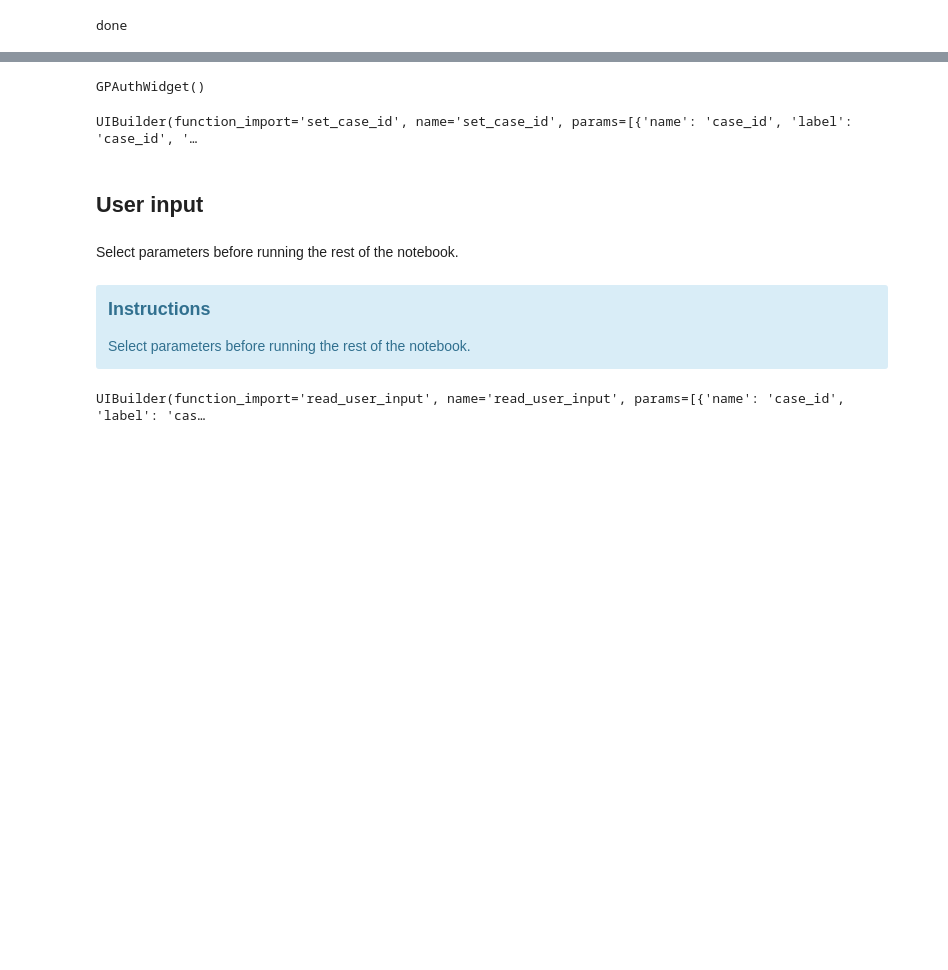
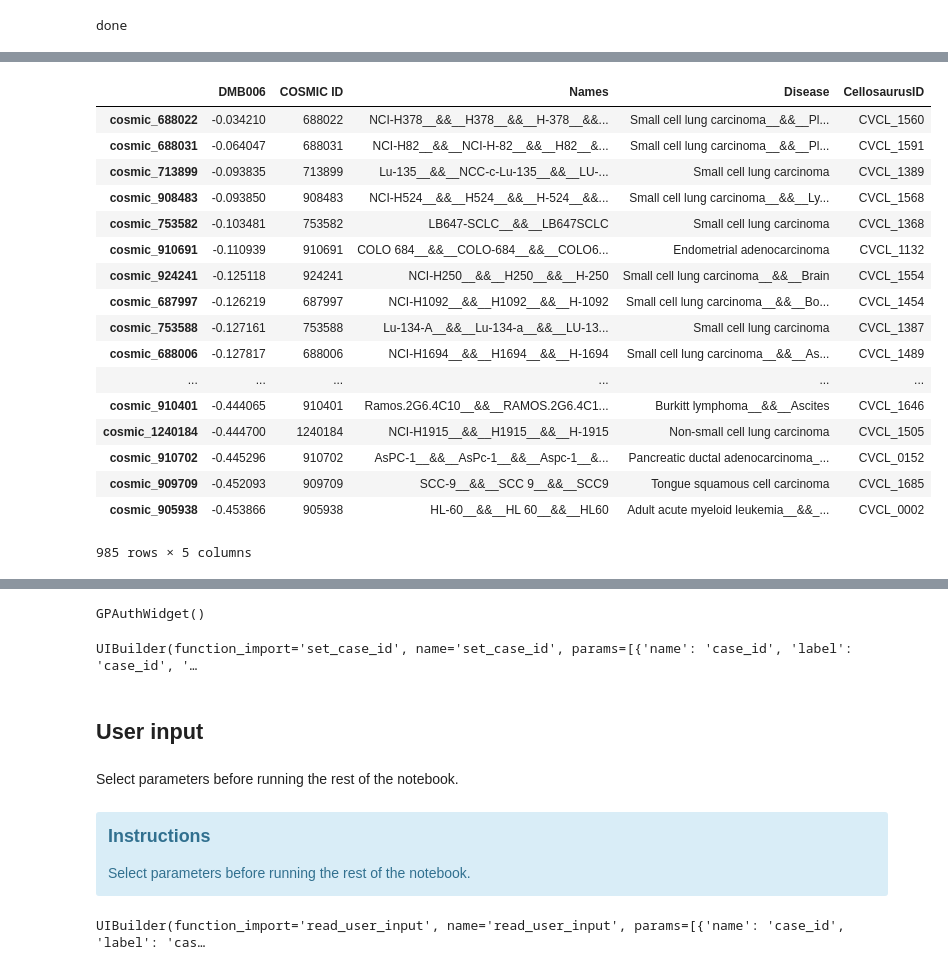
Before and after one commit to edjuaro/pdx-hts, a Jupyter notebook: Notebooks/optional_step_prepare_cell_line_dictionaries.ipynb, the cells around one changed output, grey strips where cells are left out. Cells and saved outputs as stored; diff of their text form; code cells hidden in the pictures; blank space fills up the shorter version.

```diff
--- a/Notebooks/optional_step_prepare_cell_line_dictionaries.ipynb
+++ b/Notebooks/optional_step_prepare_cell_line_dictionaries.ipynb
@@ -171,6 +176,9 @@ for cline in clist:
         # disease-list may not appear, but appears at most once
         # <xs:element ref="disease-list" minOccurs="0" maxOccurs="1"/>
         d_list = [x.text for x in cline.find('disease-list').findall('cv-term')]
+        if cline.find('comment-list') is not None:
+            ## We are adding the metastatic site to the disease list
+            [d_list.append(i.strip(' ')) for i in [x.text for x in cline.find('comment-list').findall('comment') if 'site' in x.attrib['category']]]
 #         print(d_list)
     else:
         d_list = None
@@ -227,0 +239,3 @@ all_lines = pickle.load(file=open('data/raw/cellosaurus/cellosaurus_all_cell_lin
+# %%
+cosmic_lines = pickle.load(file=open('data/raw/cellosaurus/cellosaurus_cosmic_cell_lines.p','rb'))
+all_lines = pickle.load(file=open('data/raw/cellosaurus/cellosaurus_all_cell_lines.p','rb'))
@@ -227,0 +363,3 @@ all_lines = pickle.load(file=open('data/raw/cellosaurus/cellosaurus_all_cell_lin
+# %%
+cid2dic = pickle.load(file=open('data/raw/cellosaurus/cellosaurus_cosmic_id_dic.p','rb'))
+name2dic = pickle.load(file=open('data/raw/cellosaurus/cellosaurus_name_dic.p','rb'))
@@ -227,0 +374,3 @@ all_lines = pickle.load(file=open('data/raw/cellosaurus/cellosaurus_all_cell_lin
+# %%
+case_id = "DMB006"
+setup = pickle.load(file=open(os.path.join('patients',case_id,case_id+'_backup4_DISCoVER.p'),'rb'))
@@ -227,0 +476,35 @@ all_lines = pickle.load(file=open('data/raw/cellosaurus/cellosaurus_all_cell_lin
+# %%
+cosids = pd.read_csv(os.path.join(setup.discover_out_dir,"cell_lines_IDs_and_types_COSMIC_IDS_gdsc.csv"),index_col=0)
+missing = 0
+for ix, row in cosids.iterrows():
+    cid = str(int(row['COSMIC ID']))
+    try:
+        dic = cid2dic[cid]
+        cosids.loc[ix,'Names'] = dic['Names']
+        cosids.at[ix,'Disease'] = dic['Disease']
+        cosids.loc[ix,'CellosaurusID'] = dic['CellosaurusID']
+    except KeyError:
+        missing+=1
+if missing>0:
+    print(f"Missing {missing} cell lines (out of {len(cosids)}). That's a bit troubling")
+cosids.to_excel(os.path.join(setup.discover_out_dir,"processed_cell_lines_info_gdsc.xlsx"))
+cosids
+# %% [output]
+|  | DMB006 | COSMIC ID | Names | Disease | CellosaurusID |
+| cosmic_688022 | -0.034210 | 688022 | NCI-H378__&&__H378__&&__H-378__&&... | Small cell lung carcinoma__&&__Pl... | CVCL_1560 |
+| cosmic_688031 | -0.064047 | 688031 | NCI-H82__&&__NCI-H-82__&&__H82__&... | Small cell lung carcinoma__&&__Pl... | CVCL_1591 |
+| cosmic_713899 | -0.093835 | 713899 | Lu-135__&&__NCC-c-Lu-135__&&__LU-... | Small cell lung carcinoma | CVCL_1389 |
+| cosmic_908483 | -0.093850 | 908483 | NCI-H524__&&__H524__&&__H-524__&&... | Small cell lung carcinoma__&&__Ly... | CVCL_1568 |
+| cosmic_753582 | -0.103481 | 753582 | LB647-SCLC__&&__LB647SCLC | Small cell lung carcinoma | CVCL_1368 |
+| cosmic_910691 | -0.110939 | 910691 | COLO 684__&&__COLO-684__&&__COLO6... | Endometrial adenocarcinoma | CVCL_1132 |
+| cosmic_924241 | -0.125118 | 924241 | NCI-H250__&&__H250__&&__H-250 | Small cell lung carcinoma__&&__Brain | CVCL_1554 |
+| cosmic_687997 | -0.126219 | 687997 | NCI-H1092__&&__H1092__&&__H-1092 | Small cell lung carcinoma__&&__Bo... | CVCL_1454 |
+| cosmic_753588 | -0.127161 | 753588 | Lu-134-A__&&__Lu-134-a__&&__LU-13... | Small cell lung carcinoma | CVCL_1387 |
+| cosmic_688006 | -0.127817 | 688006 | NCI-H1694__&&__H1694__&&__H-1694 | Small cell lung carcinoma__&&__As... | CVCL_1489 |
+| ... | ... | ... | ... | ... | ... |
+| cosmic_910401 | -0.444065 | 910401 | Ramos.2G6.4C10__&&__RAMOS.2G6.4C1... | Burkitt lymphoma__&&__Ascites | CVCL_1646 |
+| cosmic_1240184 | -0.444700 | 1240184 | NCI-H1915__&&__H1915__&&__H-1915 | Non-small cell lung carcinoma | CVCL_1505 |
+| cosmic_910702 | -0.445296 | 910702 | AsPC-1__&&__AsPc-1__&&__Aspc-1__&... | Pancreatic ductal adenocarcinoma_... | CVCL_0152 |
+| cosmic_909709 | -0.452093 | 909709 | SCC-9__&&__SCC 9__&&__SCC9 | Tongue squamous cell carcinoma | CVCL_1685 |
+| cosmic_905938 | -0.453866 | 905938 | HL-60__&&__HL 60__&&__HL60 | Adult acute myeloid leukemia__&&_... | CVCL_0002 |
+985 rows × 5 columns
```
Also changed, not shown: parts of 33 cells of this notebook, 8 other files.
